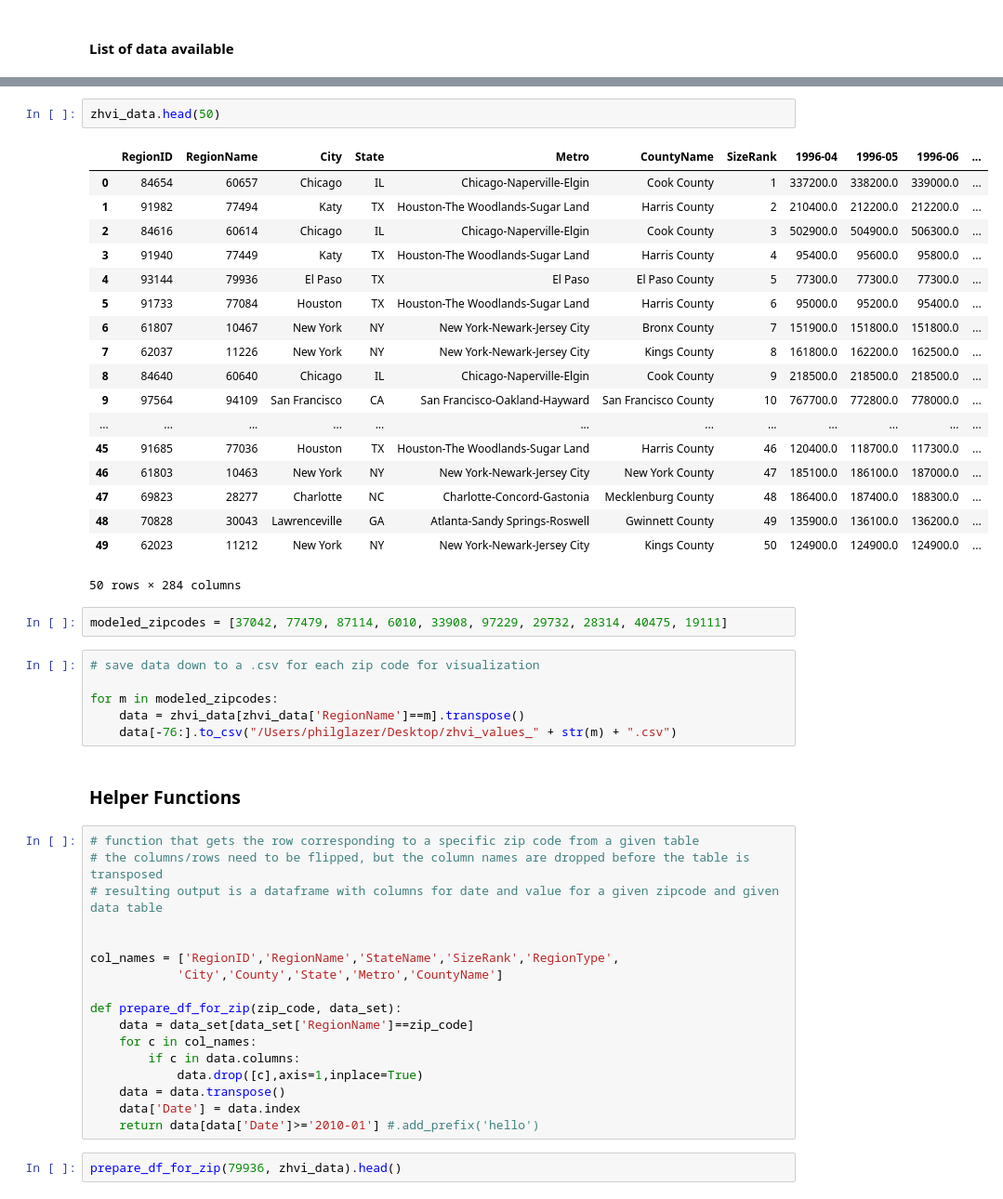
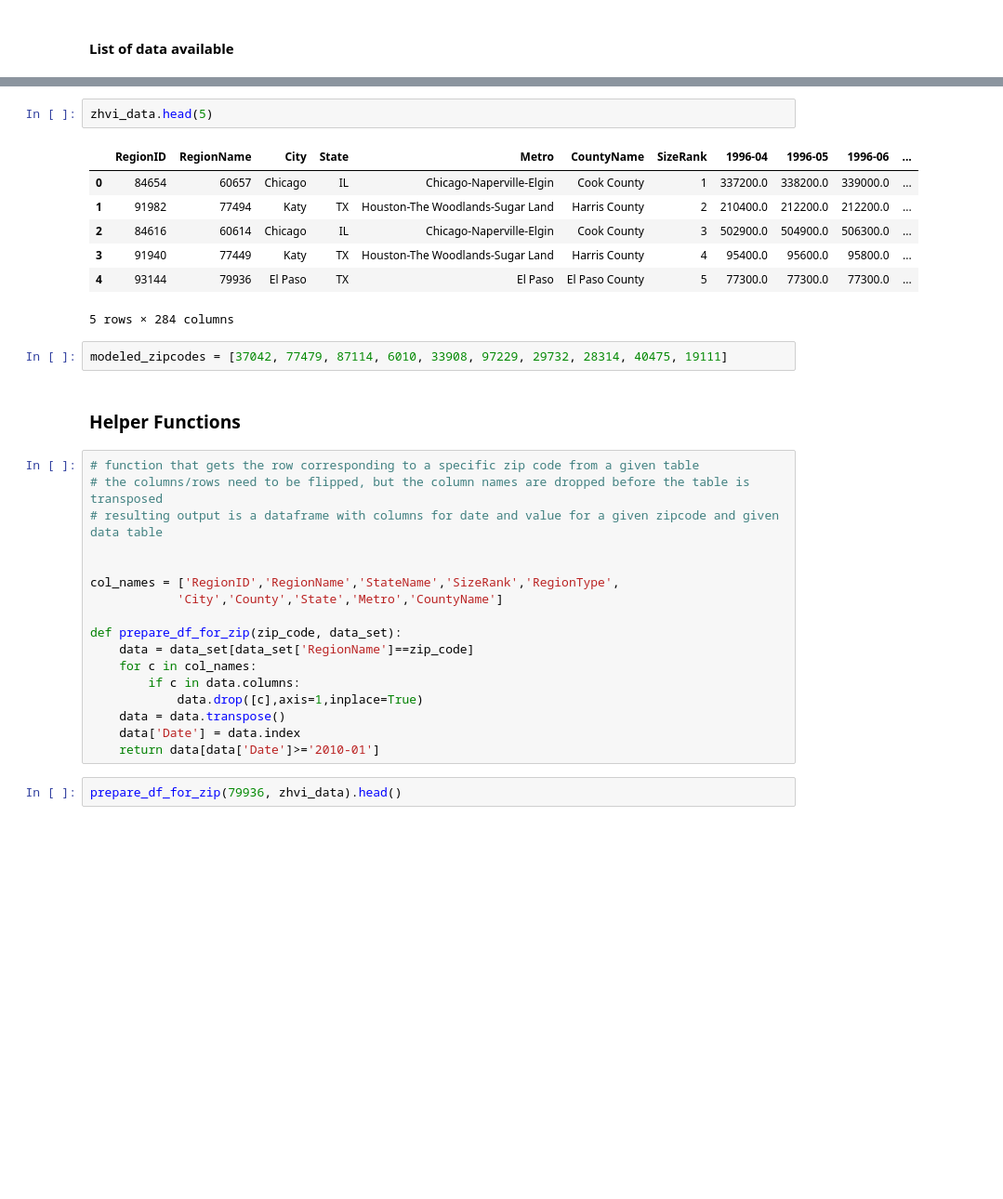
Before and after one commit to jtjones0304/zillow, a Jupyter notebook: Zillow Exploration.ipynb, the cells around one changed output, grey strips where cells are left out. Shown at 93% size. Saved outputs shown, nothing was run; the diff lists cells and outputs as text; blank space fills up the shorter version.

```diff
--- a/Zillow Exploration.ipynb
+++ b/Zillow Exploration.ipynb
@@ -98,32 +94,15 @@ data_sets_dict = {
 # %%
-zhvi_data.head(50)
+zhvi_data.head(5)
 # %% [output]
 |  | RegionID | RegionName | City | State | Metro | CountyName | SizeRank | 1996-04 | 1996-05 | 1996-06 | ... |
 | 0 | 84654 | 60657 | Chicago | IL | Chicago-Naperville-Elgin | Cook County | 1 | 337200.0 | 338200.0 | 339000.0 | ... |
 | 1 | 91982 | 77494 | Katy | TX | Houston-The Woodlands-Sugar Land | Harris County | 2 | 210400.0 | 212200.0 | 212200.0 | ... |
 | 2 | 84616 | 60614 | Chicago | IL | Chicago-Naperville-Elgin | Cook County | 3 | 502900.0 | 504900.0 | 506300.0 | ... |
 | 3 | 91940 | 77449 | Katy | TX | Houston-The Woodlands-Sugar Land | Harris County | 4 | 95400.0 | 95600.0 | 95800.0 | ... |
 | 4 | 93144 | 79936 | El Paso | TX | El Paso | El Paso County | 5 | 77300.0 | 77300.0 | 77300.0 | ... |
-| 5 | 91733 | 77084 | Houston | TX | Houston-The Woodlands-Sugar Land | Harris County | 6 | 95000.0 | 95200.0 | 95400.0 | ... |
-| 6 | 61807 | 10467 | New York | NY | New York-Newark-Jersey City | Bronx County | 7 | 151900.0 | 151800.0 | 151800.0 | ... |
-| 7 | 62037 | 11226 | New York | NY | New York-Newark-Jersey City | Kings County | 8 | 161800.0 | 162200.0 | 162500.0 | ... |
-| 8 | 84640 | 60640 | Chicago | IL | Chicago-Naperville-Elgin | Cook County | 9 | 218500.0 | 218500.0 | 218500.0 | ... |
-| 9 | 97564 | 94109 | San Francisco | CA | San Francisco-Oakland-Hayward | San Francisco County | 10 | 767700.0 | 772800.0 | 778000.0 | ... |
-| ... | ... | ... | ... | ... | ... | ... | ... | ... | ... | ... | ... |
-| 45 | 91685 | 77036 | Houston | TX | Houston-The Woodlands-Sugar Land | Harris County | 46 | 120400.0 | 118700.0 | 117300.0 | ... |
-| 46 | 61803 | 10463 | New York | NY | New York-Newark-Jersey City | New York County | 47 | 185100.0 | 186100.0 | 187000.0 | ... |
-| 47 | 69823 | 28277 | Charlotte | NC | Charlotte-Concord-Gastonia | Mecklenburg County | 48 | 186400.0 | 187400.0 | 188300.0 | ... |
-| 48 | 70828 | 30043 | Lawrenceville | GA | Atlanta-Sandy Springs-Roswell | Gwinnett County | 49 | 135900.0 | 136100.0 | 136200.0 | ... |
-| 49 | 62023 | 11212 | New York | NY | New York-Newark-Jersey City | Kings County | 50 | 124900.0 | 124900.0 | 124900.0 | ... |
-50 rows × 284 columns
+5 rows × 284 columns
 # %%
 modeled_zipcodes = [37042, 77479, 87114, 6010, 33908, 97229, 29732, 28314, 40475, 19111]
-# %%
-# save data down to a .csv for each zip code for visualization
-
-for m in modeled_zipcodes:
-    data = zhvi_data[zhvi_data['RegionName']==m].transpose()
-    data[-76:].to_csv("/Users/philglazer/Desktop/zhvi_values_" + str(m) + ".csv")
 # %% [markdown]
 ### Helper Functions
 # %%
@@ -142,7 +121,7 @@ def prepare_df_for_zip(zip_code, data_set):
             data.drop([c],axis=1,inplace=True)
     data = data.transpose()
     data['Date'] = data.index
-    return data[data['Date']>='2010-01'] #.add_prefix('hello')
+    return data[data['Date']>='2010-01']
 # %%
 prepare_df_for_zip(79936, zhvi_data).head()
 # %% [output]
```
Also changed, not shown: parts of 18 cells of this notebook.
